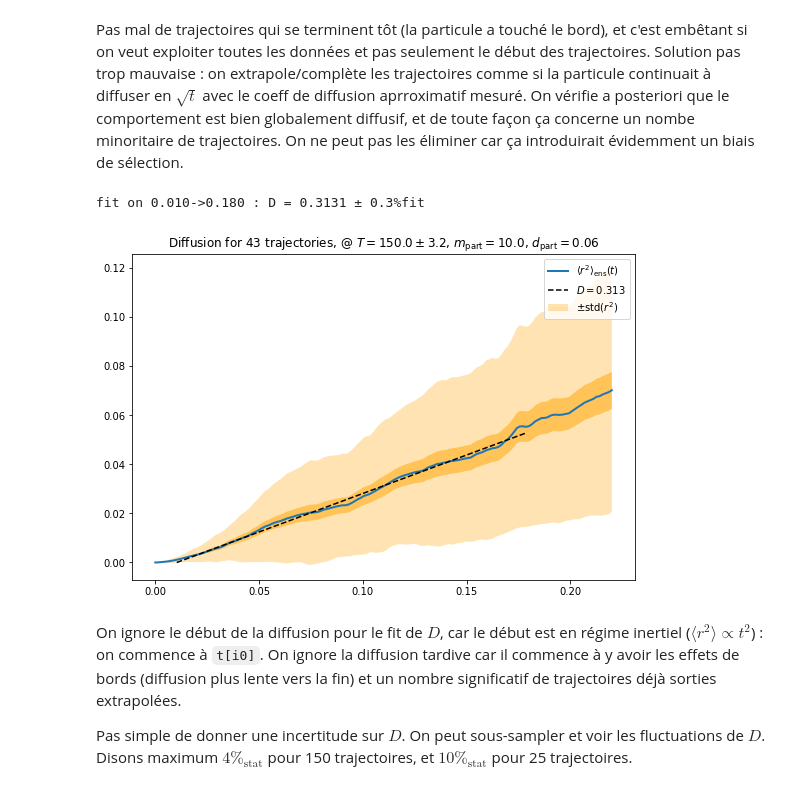
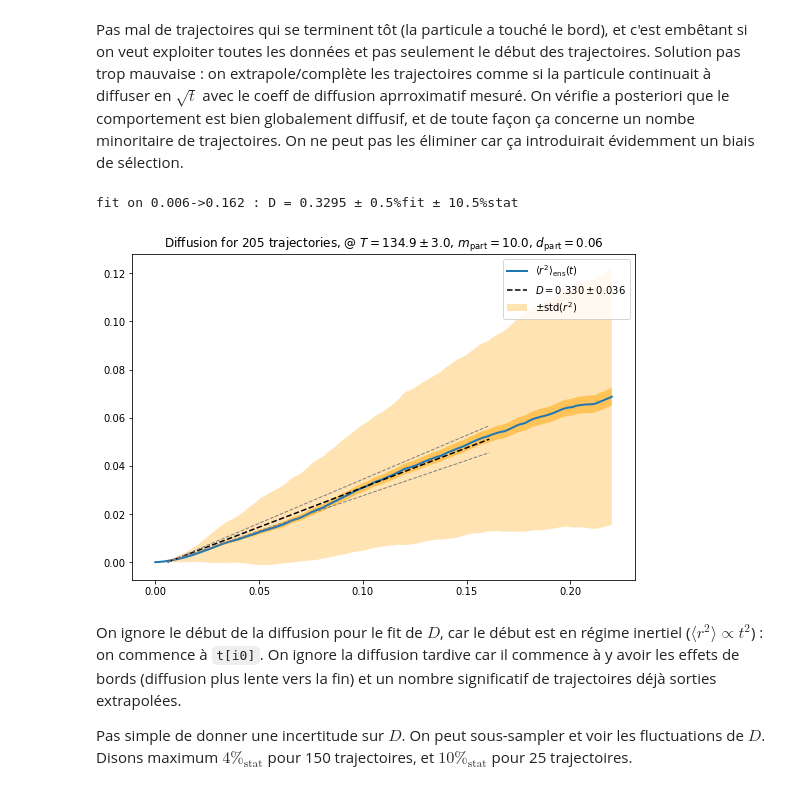
Before and after one commit to xif-fr/BrownianMotion, a Jupyter notebook: diffus_analysis.ipynb, the cells around one changed output. Saved outputs shown, nothing was run; the diff lists cells and outputs as text; code cells hidden in the pictures.

Commit message:
diffus_analysis improvements

```diff
--- a/diffus_analysis.ipynb
+++ b/diffus_analysis.ipynb
@@ -5,7 +5,7 @@ import matplotlib.pyplot as plt
 import csv, sys, time, os, re
 import scipy.optimize
 # %%
-path = "/Users/xif/Desktop/Code/BrownianMotion/results_diffus_2"
+path = "/Users/xif/Desktop/Code/BrownianMotion/results_diffus_3"
 
 df = pd.read_csv(path+"/params.csv", sep=',', header=None)
 df = df.set_index(0).T
@@ -96,16 +96,23 @@ None
 # %% [markdown]
 Pas mal de trajectoires qui se terminent tôt (la particule a touché le bord), et c'est embêtant si on veut exploiter toutes les données et pas seulement le début des trajectoires. Solution pas trop mauvaise : on extrapole/complète les trajectoires comme si la particule continuait à diffuser en $\sqrt{t}$ avec le coeff de diffusion aprroximatif mesuré. On vérifie a posteriori que le comportement est bien globalement diffusif, et de toute façon ça concerne un nombe minoritaire de trajectoires. On ne peut pas les éliminer car ça introduirait évidemment un biais de sélection.
 # %%
-t = np.linspace(params['t_beg'], params['t_end'], 150)
+for rea in realizations:
+    rea['x0'] = None
+    rea['y0'] = None
+
+t = np.linspace(params['t_beg']+0.02, params['t_end'], 150)
 R2 = np.zeros(150)
 R2std = np.zeros(150)
 for i in range(150):
     acc = []
     for rea in realizations:
         k = np.searchsorted(rea['t'], t[i], side='right')
-        if (k >= len(rea['t'])):
+        if rea['x0'] is None:
+            rea['x0'] = rea['x'][k]
+            rea['y0'] = rea['y'][k]
+        if k >= len(rea['t']):
             k = -1
-        r2 = (rea['x'][k]-0.5)**2 + (rea['y'][k]-0.5)**2
+        r2 = (rea['x'][k]-rea['x0'])**2 + (rea['y'][k]-rea['y0'])**2
         if k == -1:
             r2 += D * (t[i] - rea['t'][-1])  # on simule une diffusion normale à partir de la fin de la traj
         acc.append(r2)
@@ -113,26 +120,29 @@ for i in range(150):
     R2std[i] = np.std(acc)
 t -= t[0]
 
-t0, t1 = 0.010, 0.18
+t0, t1 = 0.005, 22/T_mean
 i0 = np.searchsorted(t, t0, side='left')
-i1 = np.searchsorted(t, t1, side='left')
+i1 = np.searchsorted(t, t1, side='right')-1
 _coeff, _cov = scipy.optimize.curve_fit( (lambda t,D: D*t), t[i0:i1]-t[i0], R2[i0:i1] )
 D = _coeff[0]
 D_err = np.sqrt(np.diag(_cov)[0])
-print("fit on {:.3f}->{:.3f} : D = {:.4f} ± {:.1f}%fit".format(t[i0],t[i1],D,D_err/D*100))
+print("fit on {:.3f}->{:.3f} : D = {:.4f} ± {:.1f}%fit ± {:.1f}%stat".format(t[i0],t[i1],D,D_err/D*100,150/np.sqrt(len(realizations))))
+D_err += D * 1.5/np.sqrt(len(realizations))
 # %% [output]
-fit on 0.010->0.180 : D = 0.3131 ± 0.3%fit
+fit on 0.006->0.162 : D = 0.3295 ± 0.5%fit ± 10.5%stat
 # %%
 plt.figure(figsize=(9,6))
 plt.fill_between(t, R2-R2std, R2+R2std, facecolor='orange', alpha=0.3, label=r"$\pm \operatorname{std}(r^2)$")
 plt.fill_between(t, R2-R2std/np.sqrt(len(realizations)), R2+R2std/np.sqrt(len(realizations)), facecolor='orange', alpha=0.5)
 plt.plot(t, R2, label=r"$\langle r^2 \rangle_\operatorname{ens}(t)$", lw=2)
-plt.plot(t[i0:i1], D*(t[i0:i1]-t[i0]), '--', color='black', label=r"$D={:.3f}$".format(D))
+plt.plot(t[i0:i1], D*(t[i0:i1]-t[i0]), '--', color='black', label=r"$D={:.3f}\pm{:.3f}$".format(D,D_err))
+plt.plot(t[i0:i1], (D+D_err)*(t[i0:i1]-t[i0]), '--', color='grey', lw=1)
+plt.plot(t[i0:i1], (D-D_err)*(t[i0:i1]-t[i0]), '--', color='grey', lw=1)
 plt.legend()
 plt.title("Diffusion for {} trajectories, @ $T={:.1f}\pm{:.1f}$, $m_\operatorname{{part}}={}$, $d_\operatorname{{part}}={}$".format(len(realizations), T_mean, T_err, params['part_m'], params['part_d']))
 plt.savefig(path+"/diffus.pdf")
 # %% [output]
-[figure, old version]
+[figure, new version]
 # %% [markdown]
 On ignore le début de la diffusion pour le fit de $D$, car le début est en régime inertiel ($\langle r^2 \rangle \propto t^2$) : on commence à `t[i0]`. On ignore la diffusion tardive car il commence à y avoir les effets de bords (diffusion plus lente vers la fin) et un nombre significatif de trajectoires déjà sorties extrapolées.
 
```
Also changed, not shown: parts of 8 cells of this notebook, 2 other files.
